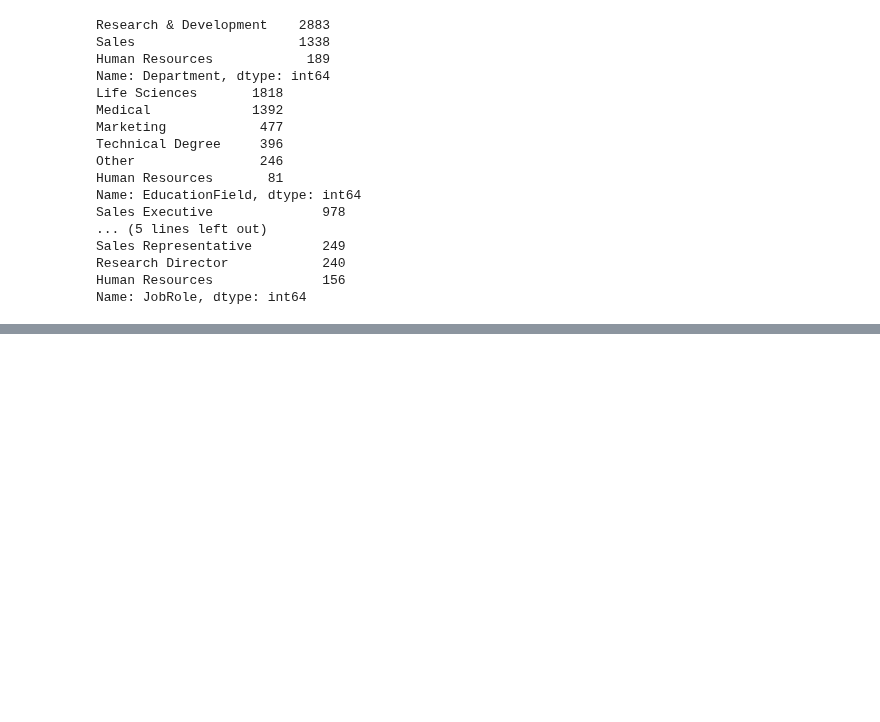
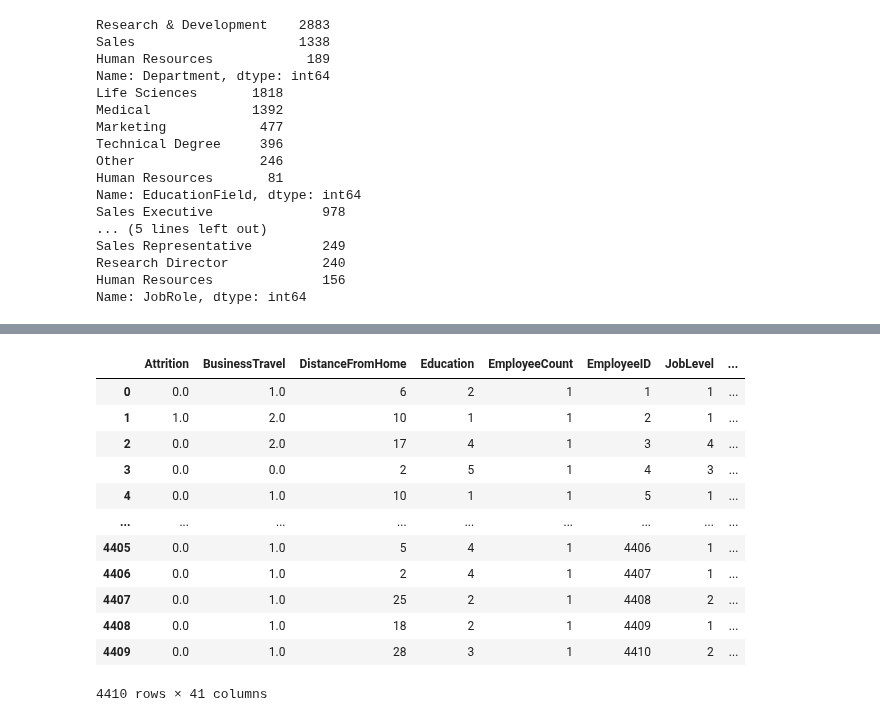
Before and after one commit to IA-G3/Projet-IA, a Jupyter notebook: pretraitement.ipynb, the cells around one changed output, grey strips where cells are left out. Drawn from its saved outputs; the diff is of its cells as text; code cells hidden in the pictures; blank space fills up the shorter version.

Commit message:
correction colonnes Department, EducationField et JobRole

```diff
--- a/pretraitement.ipynb
+++ b/pretraitement.ipynb
@@ -194,3 +143,43 @@ Vecteur 8: Sales Representative
+# %%
+from sklearn.preprocessing import OneHotEncoder
+
+# Créer une instance de OneHotEncoder
+cat_encoder = OneHotEncoder()
+
+# Liste des colonnes à encoder
+columns_to_encode = ['Department', 'EducationField', 'JobRole']
+
+# Appliquer fit_transform sur les colonnes catégorielles
+general_data_encoded = cat_encoder.fit_transform(general_data_merged[columns_to_encode])
+
+# Convertir la matrice sparse en array (matrice dense) avec toarray()
+general_data_encoded = general_data_encoded.toarray()
+
+# Créer un nouveau DataFrame avec les colonnes encodées
+general_data_encoded_df = pd.DataFrame(general_data_encoded, columns=cat_encoder.get_feature_names_out(columns_to_encode))
+
+# Concaténer le DataFrame encodé avec le reste du DataFrame
+general_data_merged = pd.concat([general_data_merged, general_data_encoded_df], axis=1)
+
+# Supprimer les colonnes originales catégorielles
+general_data_merged.drop(columns=columns_to_encode, inplace=True)
+
+# Afficher le DataFrame résultant
+general_data_merged
+# %% [output]
+|  | Attrition | BusinessTravel | DistanceFromHome | Education | EmployeeCount | EmployeeID | JobLevel | ... |
+| 0 | 0.0 | 1.0 | 6 | 2 | 1 | 1 | 1 | ... |
+| 1 | 1.0 | 2.0 | 10 | 1 | 1 | 2 | 1 | ... |
+| 2 | 0.0 | 2.0 | 17 | 4 | 1 | 3 | 4 | ... |
+| 3 | 0.0 | 0.0 | 2 | 5 | 1 | 4 | 3 | ... |
+| 4 | 0.0 | 1.0 | 10 | 1 | 1 | 5 | 1 | ... |
+| ... | ... | ... | ... | ... | ... | ... | ... | ... |
+| 4405 | 0.0 | 1.0 | 5 | 4 | 1 | 4406 | 1 | ... |
+| 4406 | 0.0 | 1.0 | 2 | 4 | 1 | 4407 | 1 | ... |
+| 4407 | 0.0 | 1.0 | 25 | 2 | 1 | 4408 | 2 | ... |
+| 4408 | 0.0 | 1.0 | 18 | 2 | 1 | 4409 | 1 | ... |
+| 4409 | 0.0 | 1.0 | 28 | 3 | 1 | 4410 | 2 | ... |
+4410 rows × 41 columns
 # %%
 general_data_merged.info()
 # %% [output]
```
Also changed, not shown: parts of 2 cells of this notebook.
